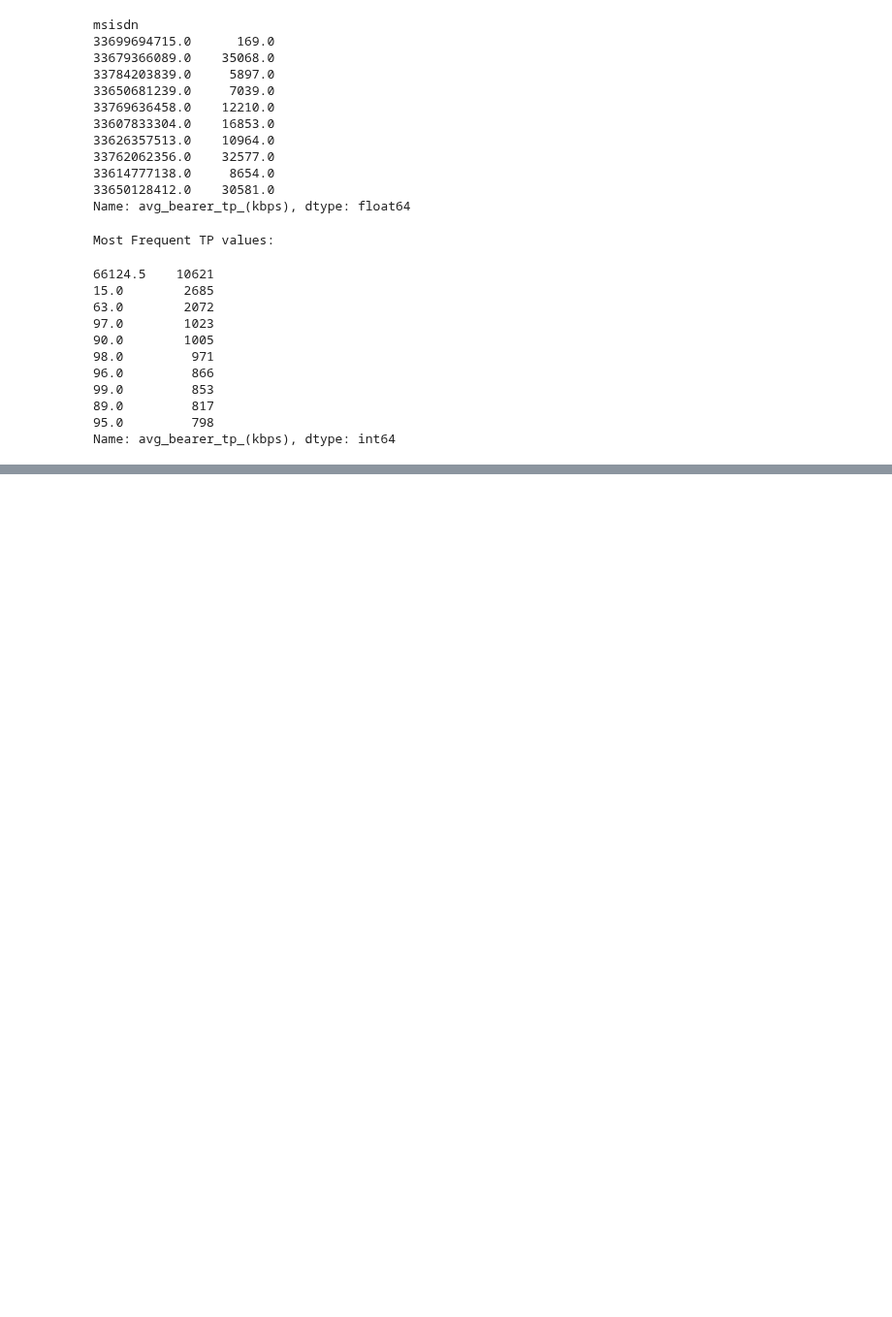
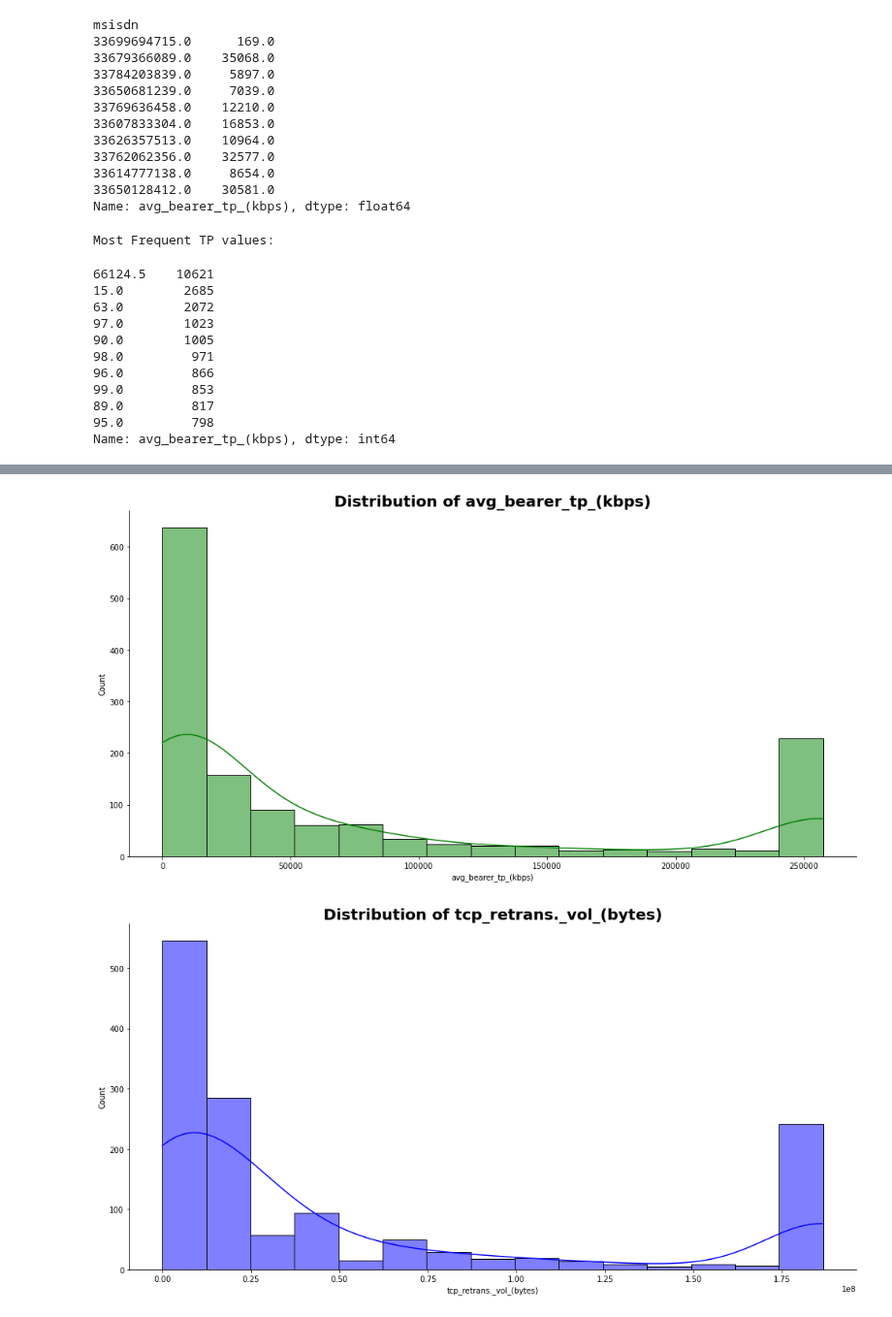
Before and after one commit to teddyk251/Telecom-Data-Analysis, a Jupyter notebook: notebooks/UserExperienceAnalysis.ipynb, the cells around one changed output, grey strips where cells are left out. Shown at 97% size. Cells and saved outputs as stored; diff of their text form; code cells hidden in the pictures; blank space fills up the shorter version.

```diff
--- a/notebooks/UserExperienceAnalysis.ipynb
+++ b/notebooks/UserExperienceAnalysis.ipynb
@@ -313,0 +348,6 @@ Name: avg_bearer_tp_(kbps), dtype: int64
+# %%
+Plotter.plot_hist(cleaned_per_handset, 'avg_bearer_tp_(kbps)','green')
+Plotter.plot_hist(cleaned_per_handset, 'tcp_retrans._vol_(bytes)', 'blue')
+# %% [output]
+[figure, added]
+[figure, added]
```
Also changed, not shown: parts of 7 cells of this notebook.
